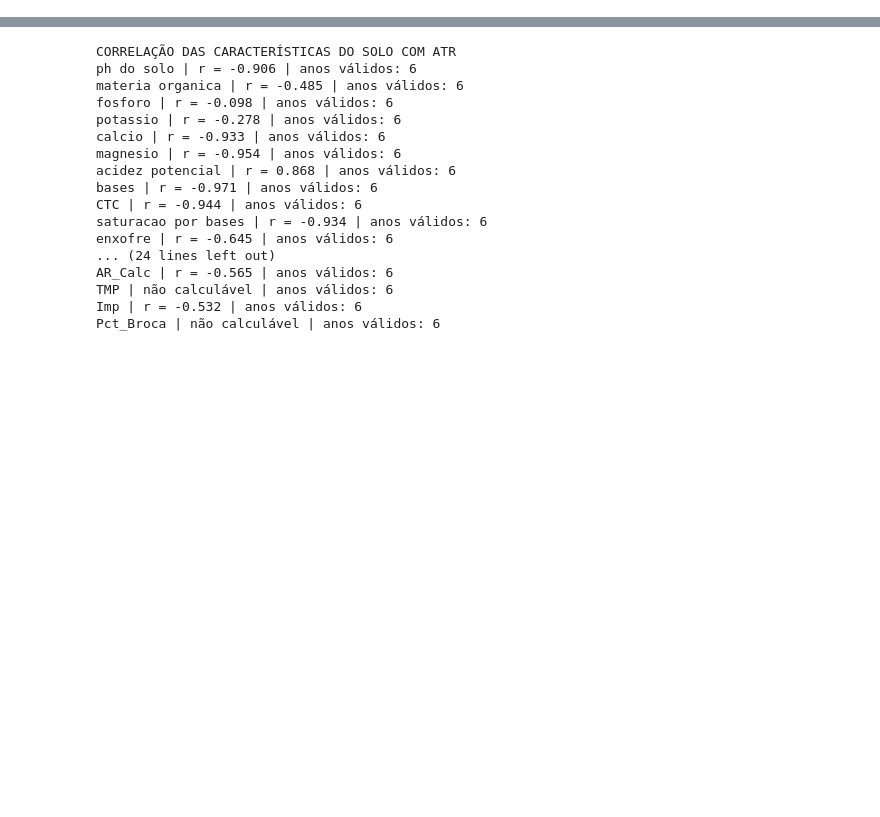
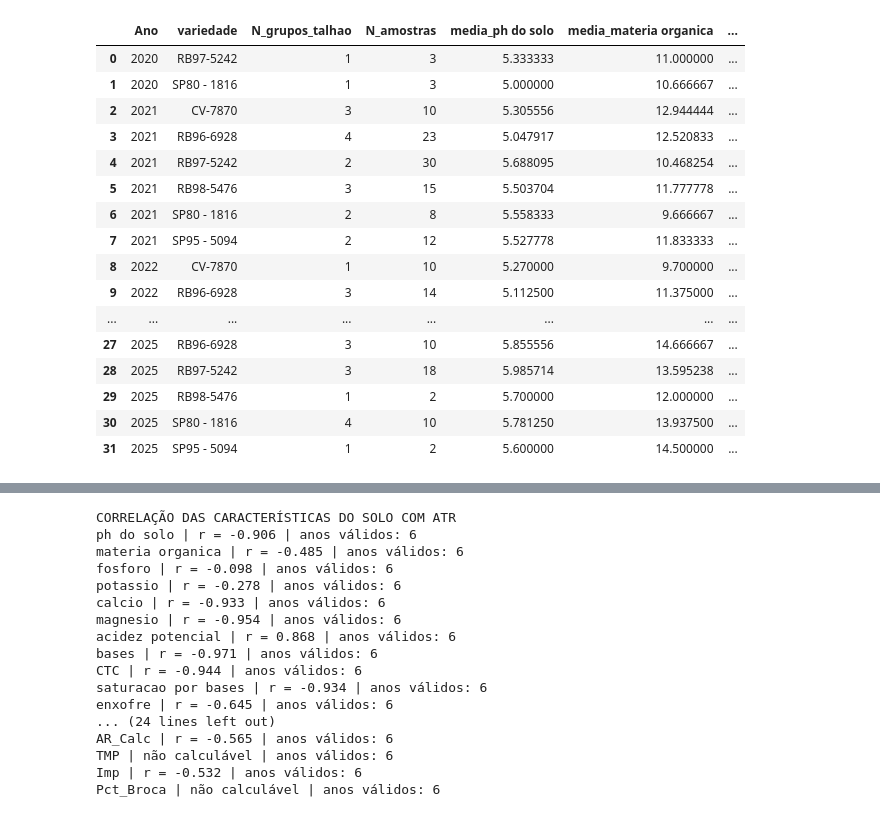
Before and after one commit to Yasmim-C/ProjetoIntegrador_I, a Jupyter notebook: notebooks/CYBEL.ipynb, the cells around one changed output, grey strips where cells are left out. Cells and saved outputs as stored; diff of their text form; code cells hidden in the pictures; blank space fills up the shorter version.

Commit message:
feat: atualiza notebook e dados tratados

```diff
--- a/notebooks/CYBEL.ipynb
+++ b/notebooks/CYBEL.ipynb
@@ -107,6 +108,21 @@ Por fim, o código reúne os anos presentes nas duas bases em `dados_anual`, exi
 # %%
 solo_trabalho = solo.copy()
 cana_trabalho = cana.copy()
+
+# Considera os zeros de alumínio como dados ausentes
+solo_trabalho["aluminio"] = pd.to_numeric(
+    solo_trabalho["aluminio"],
+    errors="coerce"
+)
+
+quantidade_zeros = (solo_trabalho["aluminio"] == 0).sum()
+
+solo_trabalho.loc[
+    solo_trabalho["aluminio"] == 0,
+    "aluminio"
+] = np.nan
+
+print("Zeros de alumínio desconsiderados:", quantidade_zeros)
 
 # Converte as datas no formato dia/mês/ano.
 solo_trabalho["Data"] = pd.to_datetime(
@@ -458,0 +471,78 @@ Esses resultados descrevem associações na amostra, não demonstram causa e efe
+# %%
+base_solo = solo_trabalho.copy()
+
+# Padroniza o texto da variedade
+base_solo["variedade"] = (
+    base_solo["variedade"]
+    .astype("string")
+    .str.strip()
+)
+
+# Usa as características do solo que existirem na tabela
+colunas_media = [
+    coluna for coluna in variaveis_solo
+    if coluna in base_solo.columns
+]
+
+for coluna in colunas_media:
+    base_solo[coluna] = pd.to_numeric(
+        base_solo[coluna],
+        errors="coerce"
+    )
+
+# Primeiro, calcula uma média por ano, propriedade, talhão e variedade
+agregacoes_talhao = {
+    "N_amostras": ("Ano", "size")
+}
+
+for coluna in colunas_media:
+    agregacoes_talhao[f"media_{coluna}"] = (coluna, "mean")
+
+media_por_talhao = (
+    base_solo
+    .dropna(subset=["Ano", "propriedade", "talhao", "variedade"])
+    .groupby(
+        ["Ano", "propriedade", "talhao", "variedade"],
+        as_index=False
+    )
+    .agg(**agregacoes_talhao)
+)
+
+# Depois, resume por ano e variedade, sem exibir os talhões
+agregacoes_anuais = {
+    "N_grupos_talhao": ("talhao", "size"),
+    "N_amostras": ("N_amostras", "sum")
+}
+
+for coluna in colunas_media:
+    agregacoes_anuais[f"media_{coluna}"] = (
+        f"media_{coluna}",
+        "mean"
+    )
+
+media_anual_por_variedade = (
+    media_por_talhao
+    .groupby(["Ano", "variedade"], as_index=False)
+    .agg(**agregacoes_anuais)
+    .sort_values(["Ano", "variedade"])
+)
+
+display(media_anual_por_variedade)
+# %% [output]
+|  | Ano | variedade | N_grupos_talhao | N_amostras | media_ph do solo | media_materia organica | ... |
+| 0 | 2020 | RB97-5242 | 1 | 3 | 5.333333 | 11.000000 | ... |
+| 1 | 2020 | SP80 - 1816 | 1 | 3 | 5.000000 | 10.666667 | ... |
+| 2 | 2021 | CV-7870 | 3 | 10 | 5.305556 | 12.944444 | ... |
+| 3 | 2021 | RB96-6928 | 4 | 23 | 5.047917 | 12.520833 | ... |
+| 4 | 2021 | RB97-5242 | 2 | 30 | 5.688095 | 10.468254 | ... |
+| 5 | 2021 | RB98-5476 | 3 | 15 | 5.503704 | 11.777778 | ... |
+| 6 | 2021 | SP80 - 1816 | 2 | 8 | 5.558333 | 9.666667 | ... |
+| 7 | 2021 | SP95 - 5094 | 2 | 12 | 5.527778 | 11.833333 | ... |
+| 8 | 2022 | CV-7870 | 1 | 10 | 5.270000 | 9.700000 | ... |
+| 9 | 2022 | RB96-6928 | 3 | 14 | 5.112500 | 11.375000 | ... |
+| ... | ... | ... | ... | ... | ... | ... | ... |
+| 27 | 2025 | RB96-6928 | 3 | 10 | 5.855556 | 14.666667 | ... |
+| 28 | 2025 | RB97-5242 | 3 | 18 | 5.985714 | 13.595238 | ... |
+| 29 | 2025 | RB98-5476 | 1 | 2 | 5.700000 | 12.000000 | ... |
+| 30 | 2025 | SP80 - 1816 | 4 | 10 | 5.781250 | 13.937500 | ... |
+| 31 | 2025 | SP95 - 5094 | 1 | 2 | 5.600000 | 14.500000 | ... |
```
Also changed, not shown: parts of 39 cells of this notebook, 3 other files.
